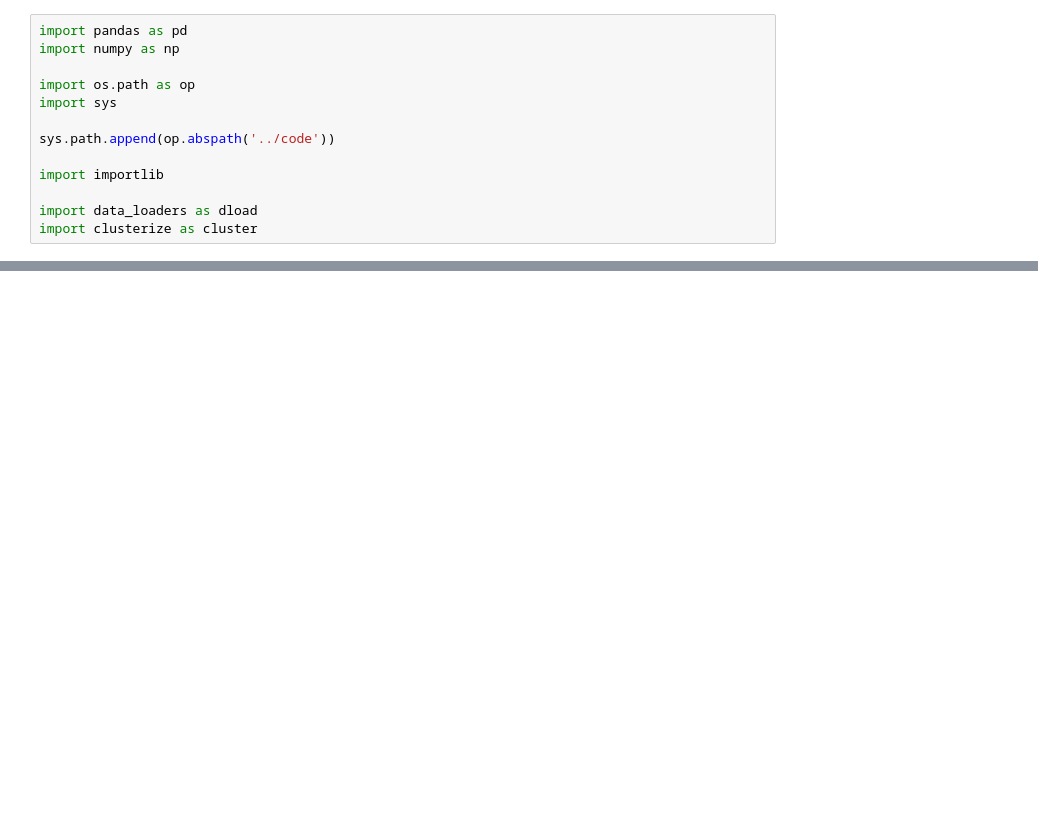
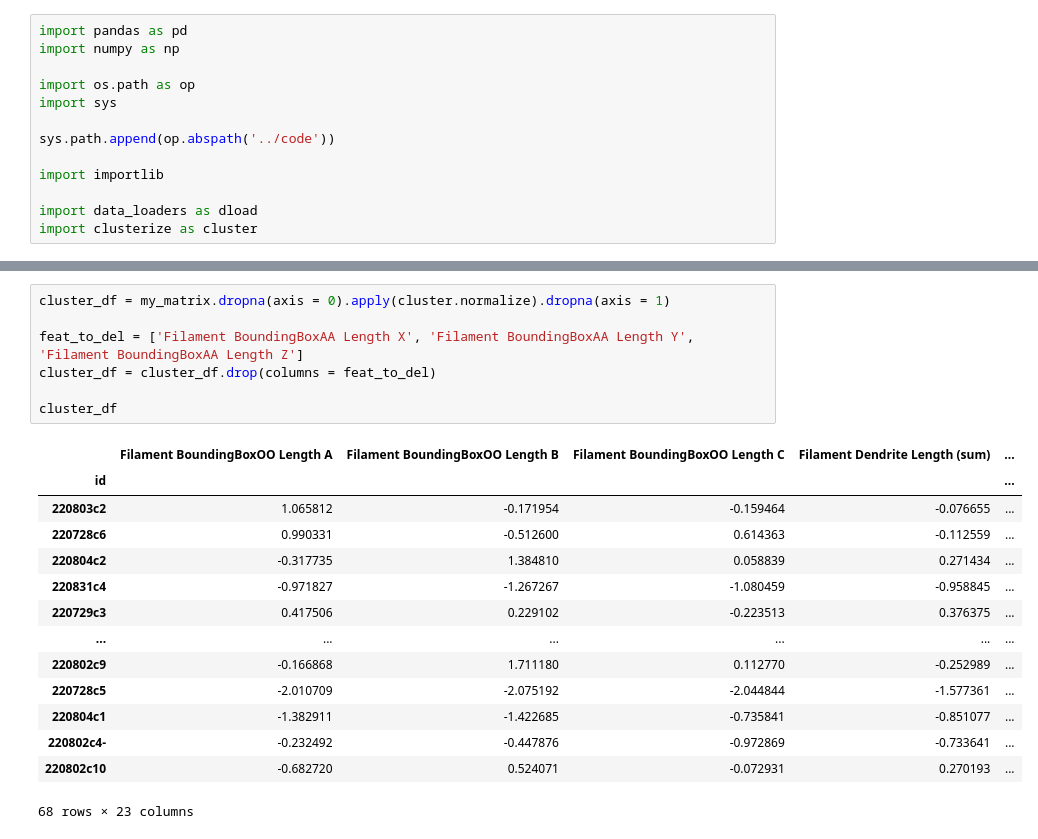
Before and after one commit to brainhack-ch/piriform-cortex-diversity, a Jupyter notebook: notebooks/clustering.ipynb, the cells around one changed output, grey strips where cells are left out. Drawn from its saved outputs; the diff is of its cells as text; blank space fills up the shorter version.

```diff
--- a/notebooks/clustering.ipynb
+++ b/notebooks/clustering.ipynb
@@ -22,3 +75,25 @@ my_matrix.iloc[is_na_idx]
+# %%
+cluster_df = my_matrix.dropna(axis = 0).apply(cluster.normalize).dropna(axis = 1)
+
+feat_to_del = ['Filament BoundingBoxAA Length X', 'Filament BoundingBoxAA Length Y', 'Filament BoundingBoxAA Length Z']
+cluster_df = cluster_df.drop(columns = feat_to_del)
+
+cluster_df
+# %% [output]
+|  | Filament BoundingBoxOO Length A | Filament BoundingBoxOO Length B | Filament BoundingBoxOO Length C | Filament Dendrite Length (sum) | ... |
+| id |  |  |  |  | ... |
+| 220803c2 | 1.065812 | -0.171954 | -0.159464 | -0.076655 | ... |
+| 220728c6 | 0.990331 | -0.512600 | 0.614363 | -0.112559 | ... |
+| 220804c2 | -0.317735 | 1.384810 | 0.058839 | 0.271434 | ... |
+| 220831c4 | -0.971827 | -1.267267 | -1.080459 | -0.958845 | ... |
+| 220729c3 | 0.417506 | 0.229102 | -0.223513 | 0.376375 | ... |
+| ... | ... | ... | ... | ... | ... |
+| 220802c9 | -0.166868 | 1.711180 | 0.112770 | -0.252989 | ... |
+| 220728c5 | -2.010709 | -2.075192 | -2.044844 | -1.577361 | ... |
+| 220804c1 | -1.382911 | -1.422685 | -0.735841 | -0.851077 | ... |
+| 220802c4- | -0.232492 | -0.447876 | -0.972869 | -0.733641 | ... |
+| 220802c10 | -0.682720 | 0.524071 | -0.072931 | 0.270193 | ... |
+68 rows × 23 columns
 # %%
 importlib.reload(cluster)
 
```
Also changed, not shown: parts of 3 cells of this notebook.
